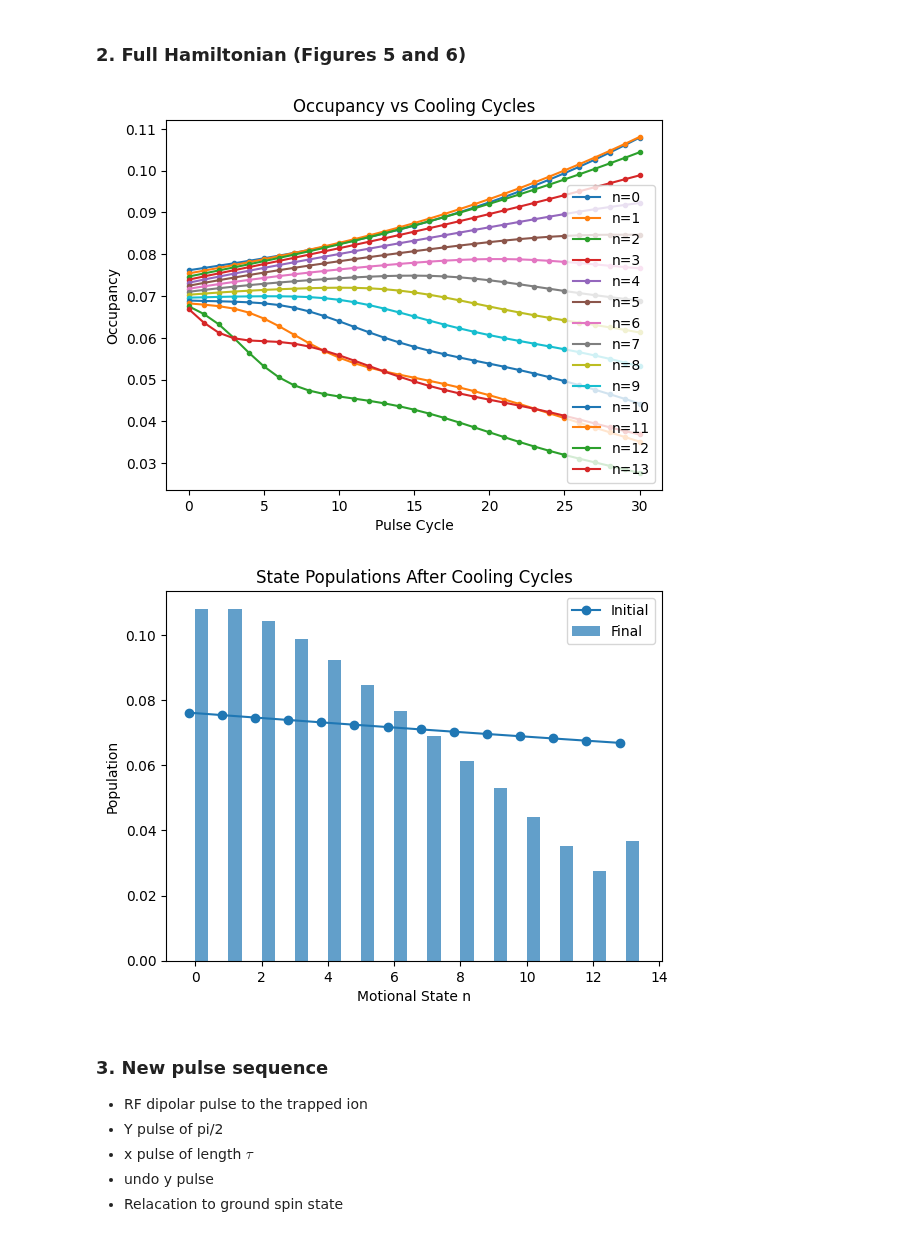
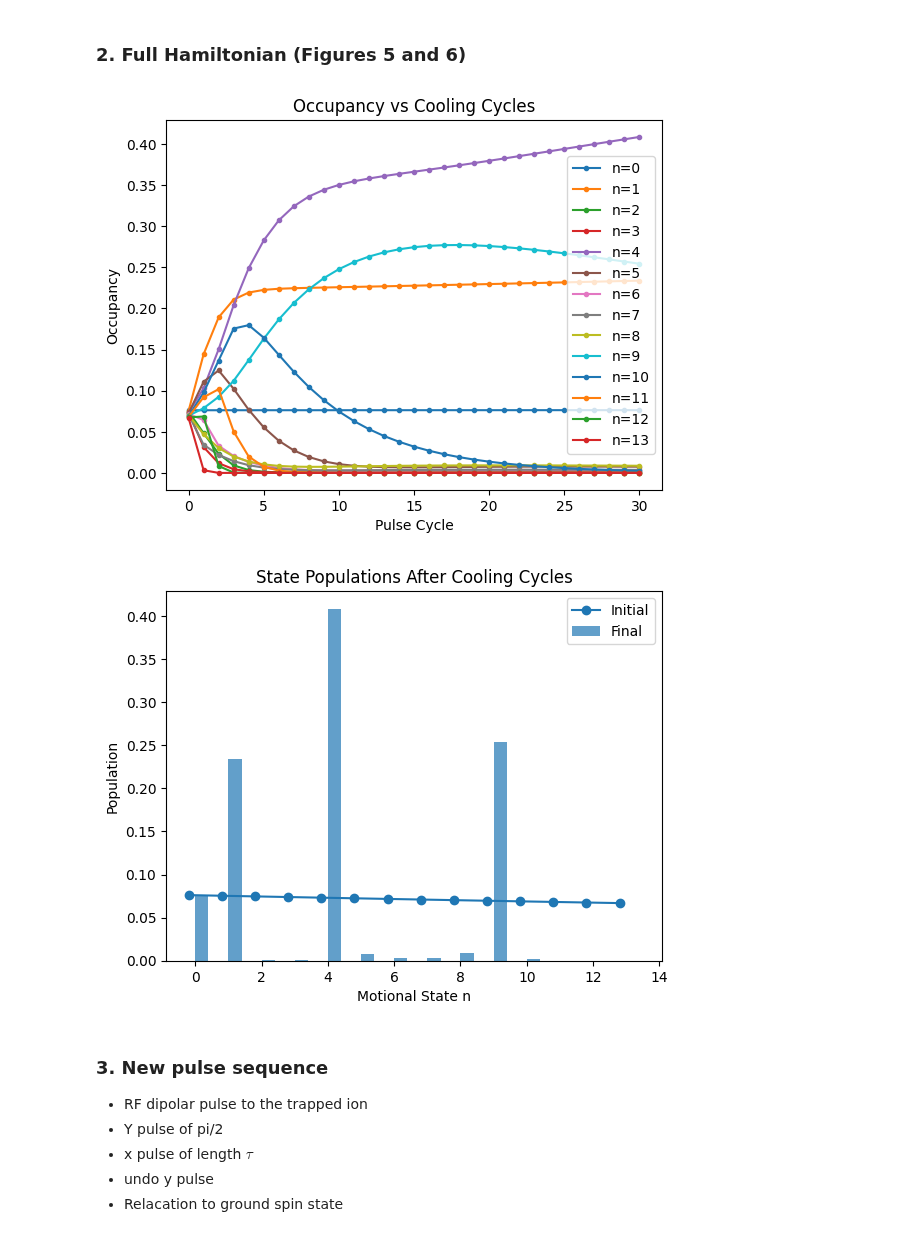
Before and after one commit to GonReina/QLearn, a Jupyter notebook: trapped_ions/Fock_mixtures_sim.ipynb, the cells around one changed output. Drawn from its saved outputs; the diff is of its cells as text; code cells hidden in the pictures.

```diff
--- a/trapped_ions/Fock_mixtures_sim.ipynb
+++ b/trapped_ions/Fock_mixtures_sim.ipynb
@@ -160,7 +160,7 @@ from qutip import *
 # Define system parameters
 Delta = 1.0  # Detuning
 nu = 1.0     # Motional frequency
-Omega=1  # Rabi frequency
+Omega=0.001  # Rabi frequency
 eta = 0.05    # Lamb-Dicke parameter
 n_thermal = 1  # Average thermal phonon number
 n0 = 1
@@ -263,35 +263,35 @@ current_rho_vec = rho_vec
 for k in range(1, num_pulses + 1):
     current_rho_vec = prop_cycle * current_rho_vec
 
     # Store
     rho_mat = vector_to_operator(current_rho_vec)
     occupancies[k, :] = rho_mat.ptrace(1).diag().real
 
 
 # Plot the occupancy of all motional states over cycles
 plt.figure()
 for n in range(N):
     plt.plot(times_sim, occupancies[:, n], '.-', label=f'n={n}')
 plt.xlabel('Pulse Cycle')
 plt.ylabel('Occupancy')
 plt.title('Occupancy vs Cooling Cycles')
 plt.legend()
 plt.show()
 
 # Bar plot
 p_motional_initial = occupancies[0, :]
 p_motional_final = occupancies[-1, :]
 plt.figure()
 plt.plot(np.arange(N)-0.2, p_motional_initial, 'o-', label='Initial')
 plt.bar(np.arange(N)+0.2, p_motional_final, width=0.4, label='Final', alpha=0.7)
 plt.xlabel('Motional State n')
 plt.ylabel('Population')
 plt.title('State Populations After Cooling Cycles')
 plt.legend()
 plt.show()
 # %% [output]
-[figure, old version]
+[figure, new version]
-[figure, old version]
+[figure, new version]
 # %% [markdown]
 ### 3. New pulse sequence
 
```
Also changed, not shown: parts of 2 cells of this notebook, 2 other files.
